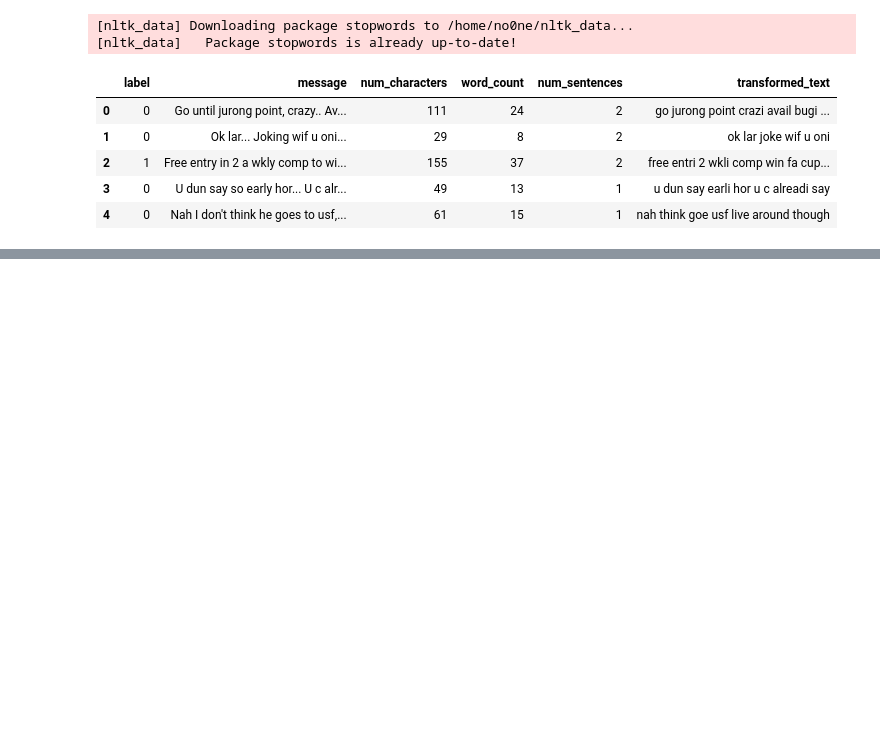
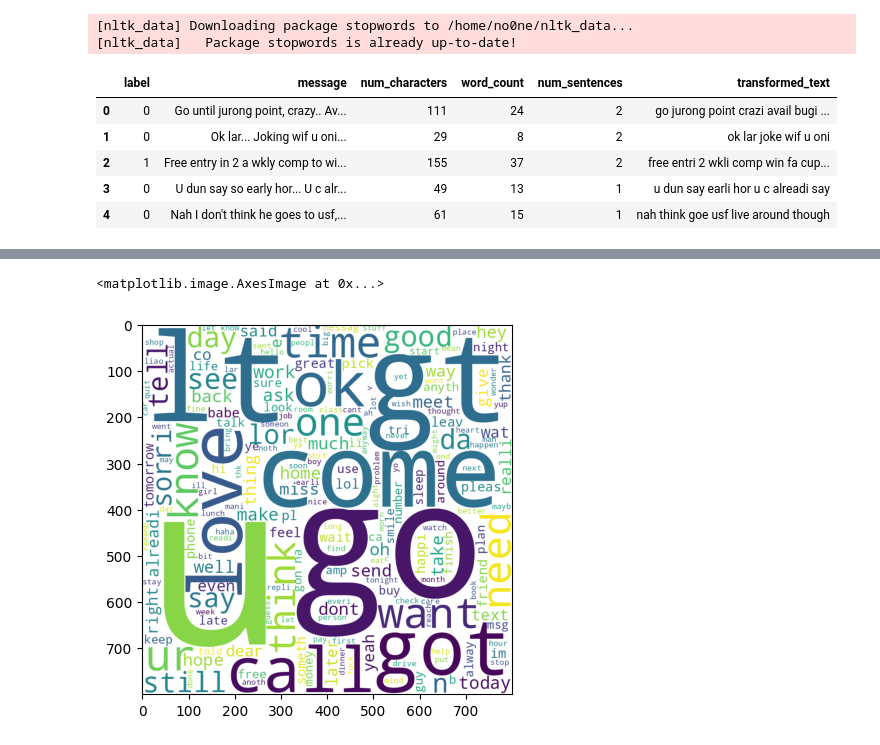
Before and after one commit to shersheryar/sms-spam-classifier-machine-learning, a Jupyter notebook: sms-spam-detection.ipynb, the cells around one changed output, grey strips where cells are left out. Cells and saved outputs as stored; diff of their text form; code cells hidden in the pictures; blank space fills up the shorter version.

```diff
--- a/sms-spam-detection.ipynb
+++ b/sms-spam-detection.ipynb
@@ -228,0 +241,7 @@ df.head()
+# %%
+# for ham
+ham_wc = wc.generate(" ".join(df[df["label"] == 0]["transformed_text"]))
+plt.imshow(ham_wc)
+# %% [output]
+<matplotlib.image.AxesImage at 0x...>
+[figure, added]
```
Also changed, not shown: parts of 5 cells of this notebook.
